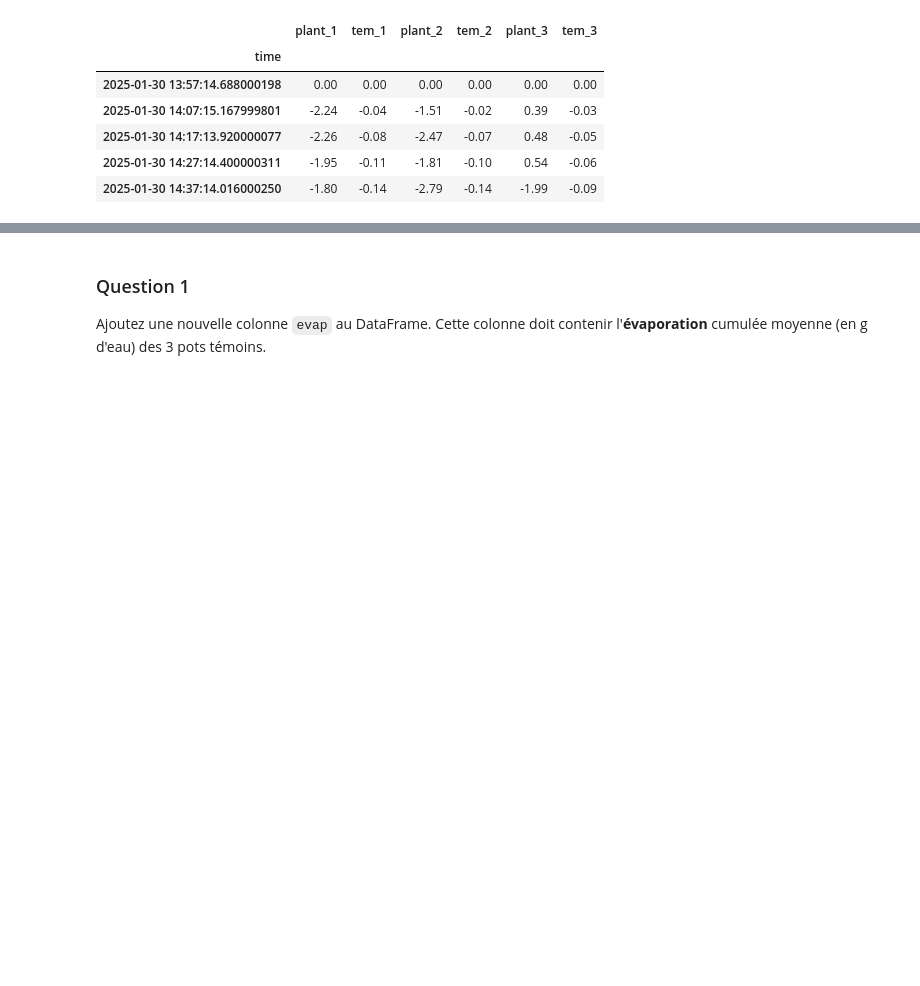
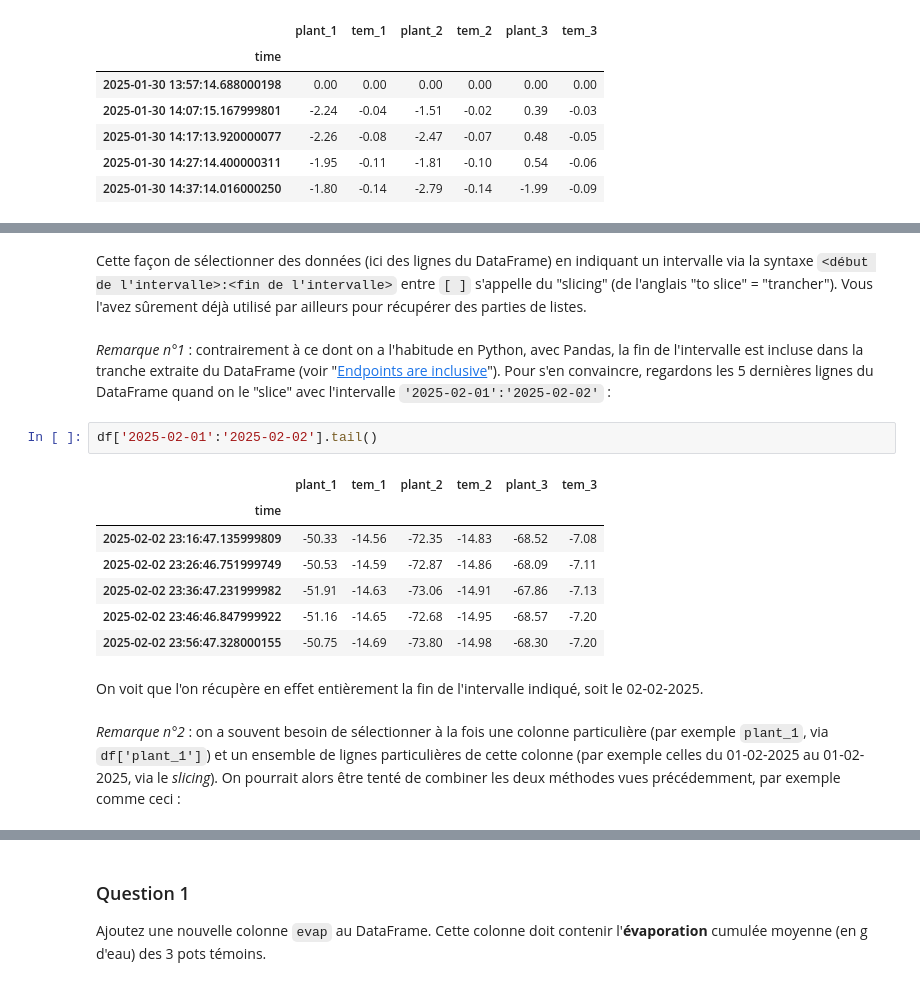
Before and after one commit to anpar/lbir1251-data-analysis, a Jupyter notebook: TP2/TP2_correction.ipynb, the cells around one changed output, grey strips where cells are left out. Cells and saved outputs as stored; diff of their text form; blank space fills up the shorter version.

```diff
--- a/TP2/TP2_correction.ipynb
+++ b/TP2/TP2_correction.ipynb
@@ -106,0 +108,18 @@ Name: plant_1, Length: 288, dtype: float64
+# %% [markdown]
+Cette façon de sélectionner des données (ici des lignes du DataFrame) en indiquant un intervalle via la syntaxe `<début de l'intervalle>:<fin de l'intervalle>` entre `[ ]` s'appelle du "slicing" (de l'anglais "to slice" = "trancher"). Vous l'avez sûrement déjà utilisé par ailleurs pour récupérer des parties de listes.
+# %% [markdown]
+*Remarque n°1* : contrairement à ce dont on a l'habitude en Python, avec Pandas, la fin de l'intervalle est incluse dans la tranche extraite du DataFrame (voir "[Endpoints are inclusive](https://pandas.pydata.org/docs/user_guide/advanced.html#endpoints-are-inclusive)"). Pour s'en convaincre, regardons les 5 dernières lignes du DataFrame quand on le "slice" avec l'intervalle `'2025-02-01':'2025-02-02'` :
+# %%
+df['2025-02-01':'2025-02-02'].tail()
+# %% [output]
+|  | plant_1 | tem_1 | plant_2 | tem_2 | plant_3 | tem_3 |
+| time |  |  |  |  |  |  |
+| 2025-02-02 23:16:47.135999809 | -50.33 | -14.56 | -72.35 | -14.83 | -68.52 | -7.08 |
+| 2025-02-02 23:26:46.751999749 | -50.53 | -14.59 | -72.87 | -14.86 | -68.09 | -7.11 |
+| 2025-02-02 23:36:47.231999982 | -51.91 | -14.63 | -73.06 | -14.91 | -67.86 | -7.13 |
+| 2025-02-02 23:46:46.847999922 | -51.16 | -14.65 | -72.68 | -14.95 | -68.57 | -7.20 |
+| 2025-02-02 23:56:47.328000155 | -50.75 | -14.69 | -73.80 | -14.98 | -68.30 | -7.20 |
+# %% [markdown]
+On voit que l'on récupère en effet entièrement la fin de l'intervalle indiqué, soit le 02-02-2025.
+# %% [markdown]
+*Remarque n°2* : on a souvent besoin de sélectionner à la fois une colonne particulière (par exemple `plant_1`, via `df['plant_1']`) et un ensemble de lignes particulières de cette colonne (par exemple celles du 01-02-2025 au 01-02-2025, via le *slicing*). On pourrait alors être tenté de combiner les deux méthodes vues précédemment, par exemple comme ceci :
```
Also changed, not shown: parts of 22 cells of this notebook.
